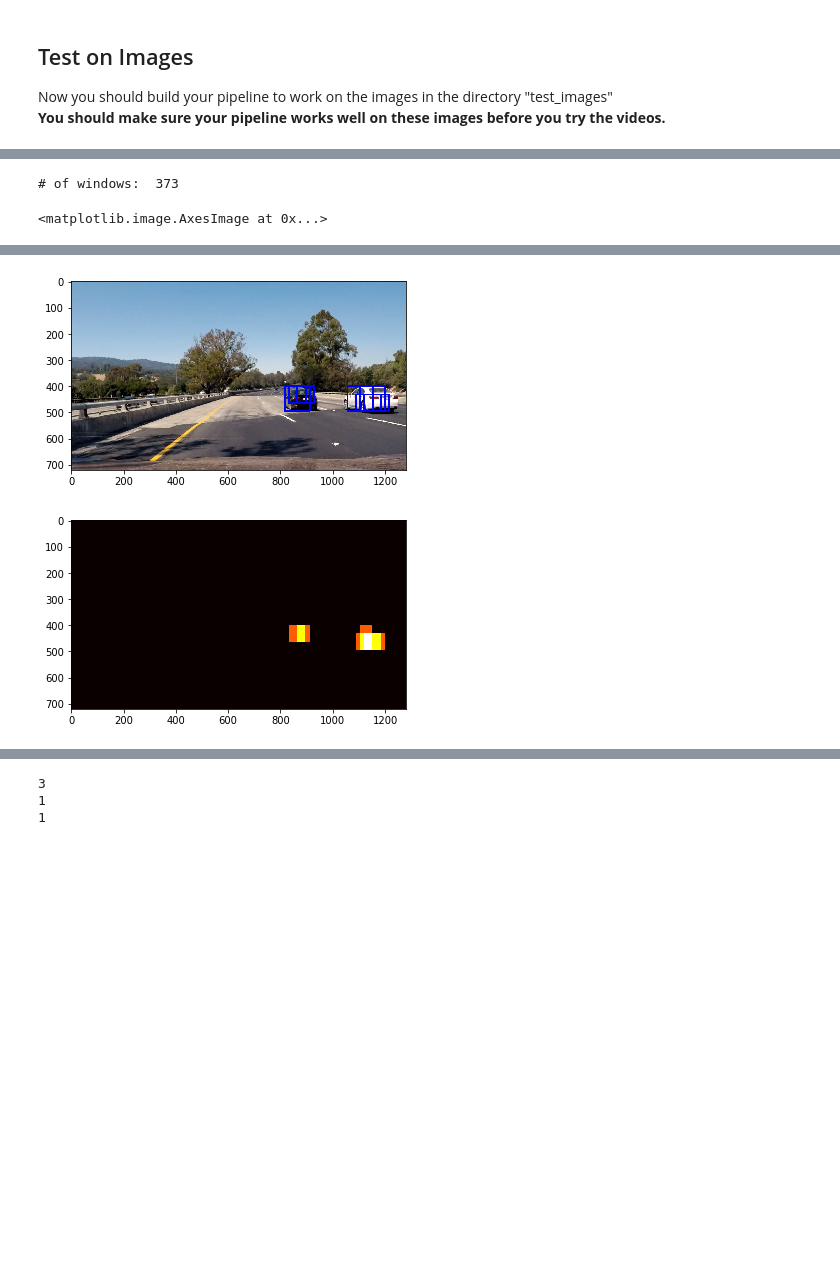
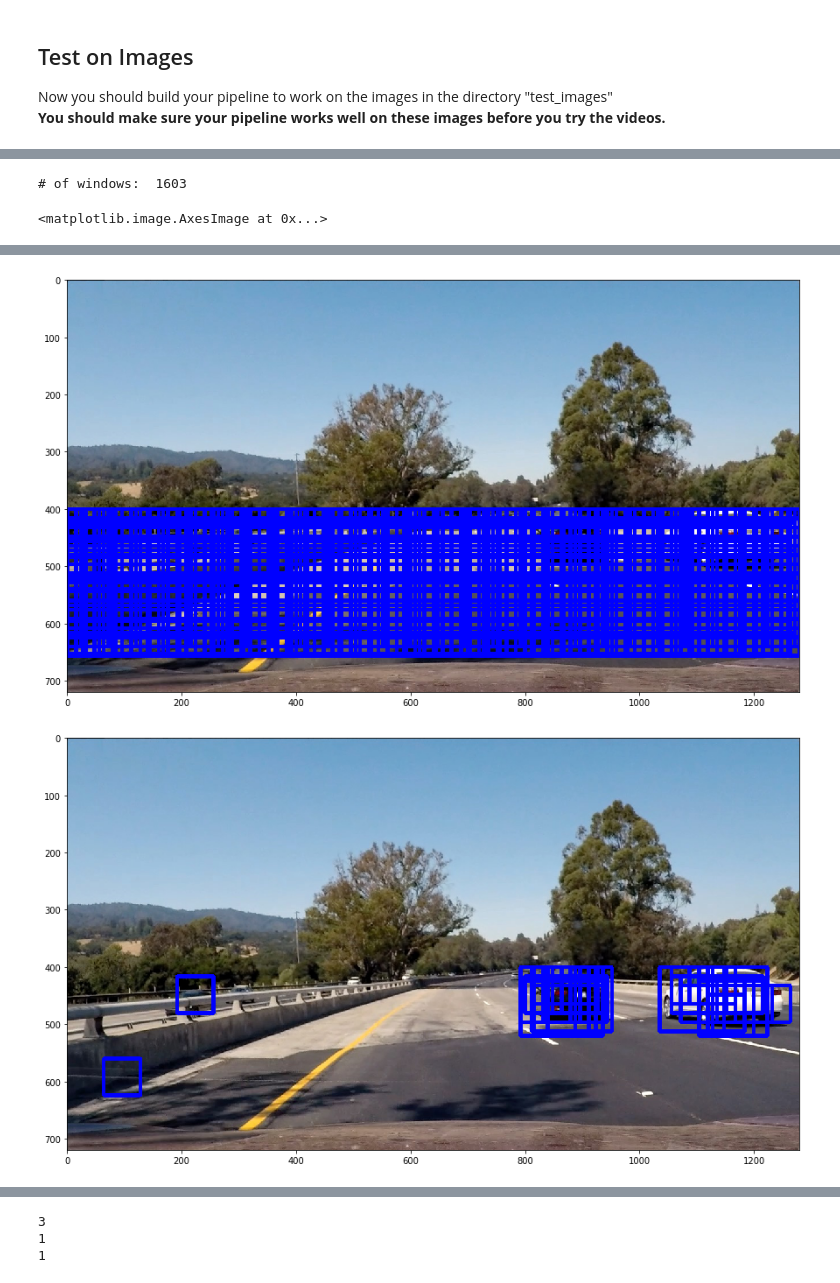
Before and after one commit to gsandeep1231/Udacity-CarND-Vehicle-Detection, a Jupyter notebook: CarND-Vehicle-Detection.ipynb, the cells around one changed output, grey strips where cells are left out. Drawn from its saved outputs; the diff is of its cells as text; code cells hidden in the pictures; blank space fills up the shorter version.

```diff
--- a/CarND-Vehicle-Detection.ipynb
+++ b/CarND-Vehicle-Detection.ipynb
@@ -471,14 +547,16 @@ Now you should build your pipeline to work on the images in the directory "test_
 # %%
-xy_overlap = (0.5, 0.5)
-win_sizes = [64, 96]
+xy_overlap = (0.75, 0.75)
+win_sizes = [64, 96, 112]
 image = mpimg.imread('test4.jpg')
-plt.figure(); plt.imshow(image)
+plt.figure(figsize=(15,15)); plt.imshow(image)
 draw_image = np.copy(image)
 
 windows = []
 image_png = jpg_to_png(image)
 final_windows = get_windows_list(image_png, x_start_stop=[None, None], y_start_stop=y_start_stop,
                     xy_overlap=xy_overlap, win_sizes=win_sizes)
+window_img = draw_boxes(draw_image, final_windows, color=(0, 0, 255), thick=6)
+plt.figure(figsize=(15,15)); plt.imshow(window_img)
 windows.append(final_windows)
 print("# of windows: ", len(final_windows))
 hot_windows = search_windows(image_png, final_windows, clf, X_scaler, color_space=colorspace,
@@ -489,10 +567,10 @@ hot_windows = search_windows(image_png, final_windows, clf, X_scaler, color_spac
                         hog_channel=hog_channel)
 windows.append(hot_windows)
 window_img = draw_boxes(draw_image, hot_windows, color=(0, 0, 255), thick=6)
-plt.figure(); plt.imshow(window_img)
+plt.figure(figsize=(15,15)); plt.imshow(window_img)
 labeled_img, heatmap = get_labeled_image(image, hot_windows)
-plt.figure(); plt.imshow(heatmap, cmap='hot')
-plt.figure(); plt.imshow(labeled_img)
+plt.figure(figsize=(15,15)); plt.imshow(heatmap, cmap='hot')
+plt.figure(figsize=(15,15)); plt.imshow(labeled_img)
 # %% [output]
-# of windows:  373
+# of windows:  1603
 <matplotlib.image.AxesImage at 0x...>
@@ -500,2 +578,2 @@ plt.figure(); plt.imshow(labeled_img)
-[figure, old version]
+[figure, new version]
-[figure, old version]
+[figure, new version]
```
Also changed, not shown: parts of 6 cells of this notebook, 1 other file.
